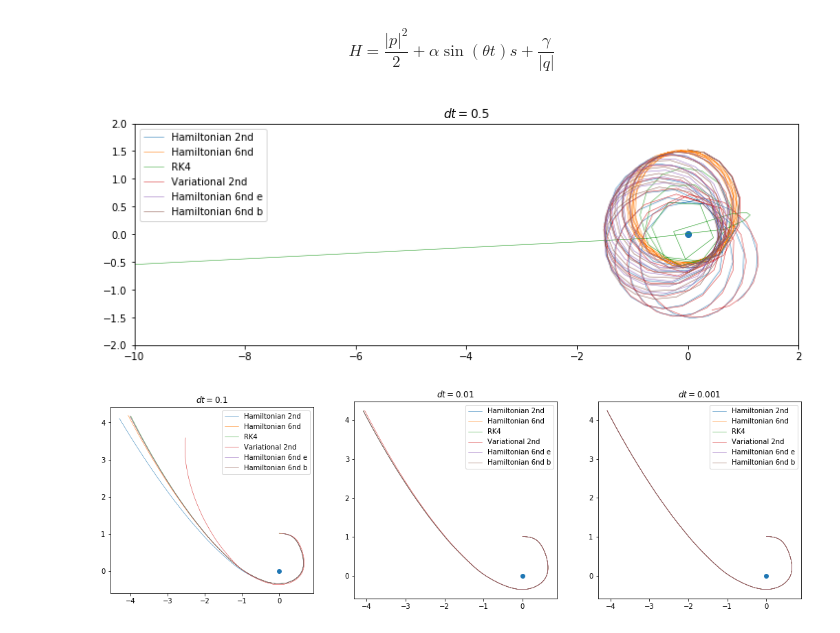
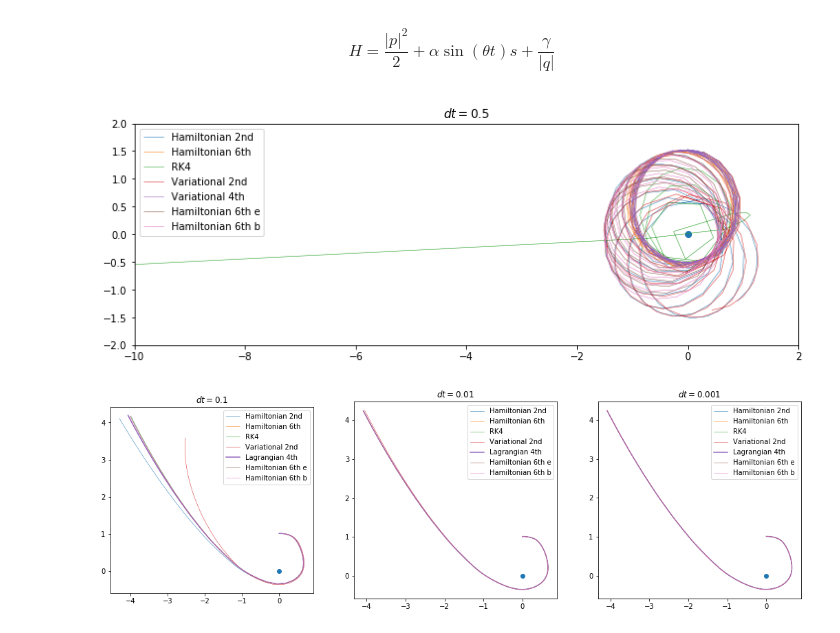
Before and after one commit to mseri/contact-integrators, a Jupyter notebook: The Time-Perturbed Kepler model.ipynb, the cells around one changed output. Drawn from its saved outputs; the diff is of its cells as text; code cells hidden in the pictures.

```diff
--- a/The Time-Perturbed Kepler model.ipynb
+++ b/The Time-Perturbed Kepler model.ipynb
@@ -23,6 +23,18 @@ class TimePerturbedKepler:
 
     def Vq(self, q, t):
         return -q*self.gamma/np.linalg.norm(q)**3
+
+    def lag(self, q,v,z,t):
+        return .5*np.linalg.norm(v)**2 - self.V(q,t) - self.f(t)*z
+
+    def lagq(self, q,v,z,t):
+        return -self.Vq(q,t)
+
+    def lagv(self, q,v,z,t):
+        return v
+
+    def lagz(self, q,v,z,t):
+        return -self.f(t)
 # %%
 e = 0.4
 init_ecc = lambda e: [np.array([1.0 - e, 0.0]), np.array([0.0, np.sqrt((1+e)/(1-e))])]
@@ -42,6 +54,7 @@ for (p0, q0) in [init]:
     solm, solms, _ = ic.integrate(ic.step6, tpk, tspan, p0, q0, 0.0)
     solrk = rk4(tpk, np.concatenate([p0,q0]), tspan)
     solsc, solscs, _ = ic.integrate(ic.variational_step, tpk, tspan, p0, q0, 0.0)
+    sollag, sollags, _ = ic.integrate(ic.step_lag4, tpk, tspan, p0, q0, 0.0)
 
     sole, _, _ = ic.integrate(ic.step6e, tpk, tspan, p0, q0, 0.0)
     solb, _, _ = ic.integrate(ic.step6b, tpk, tspan, p0, q0, 0.0)
@@ -52,7 +65,7 @@ for (p0, q0) in [init]:
              linewidth=0.5, label="Hamiltonian 2nd")
     plt.plot(solm[:,1,0],
              solm[:,1,1],
-             linewidth=0.5, label="Hamiltonian 6nd")
+             linewidth=0.5, label="Hamiltonian 6th")
     plt.plot([rk[2] for rk in solrk],
              [rk[3] for rk in solrk],
              linewidth=0.5, label="RK4")
@@ -60,13 +73,16 @@ for (p0, q0) in [init]:
     plt.plot(solsc[:,1,0],
              solsc[:,1,1],
              linewidth=0.5, label="Variational 2nd")
+    plt.plot(sollag[:,1,0],
+             sollag[:,1,1],
+             linewidth=0.5, label="Variational 4th")
 
     plt.plot(sole[:,1,0],
              sole[:,1,1],
-             linewidth=0.5, label="Hamiltonian 6nd e")
+             linewidth=0.5, label="Hamiltonian 6th e")
     plt.plot(solb[:,1,0],
              solb[:,1,1],
-             linewidth=0.5, label="Hamiltonian 6nd b")
+             linewidth=0.5, label="Hamiltonian 6th b")
 #     plt.plot(solc[:,1,0],
 #              solc[:,1,1],
 #              linewidth=0.5, label="Hamiltonian 6nd c")
@@ -81,7 +97,7 @@ for (p0, q0) in [init]:
     plt.legend(loc='upper left')
     plt.show()
 # %% [output]
-[figure, old version]
+[figure, new version]
 # %%
 tpk = TimePerturbedKepler(1.7, 2*np.pi, -1)
 tf = 10
@@ -102,6 +118,7 @@ for i,precision in enumerate([10, 100, 1000]):
     solm, solms, _ = ic.integrate(ic.step6, tpk, tspan, p0, q0, 0.0)
     solrk = rk4(tpk, np.concatenate([p0,q0]), tspan)
     solsc, solscs, _ = ic.integrate(ic.variational_step, tpk, tspan, p0, q0, 0.0)
+    sollag, sollags, _ = ic.integrate(ic.step_lag4, tpk, tspan, p0, q0, 0.0)
 
     sole, _, _ = ic.integrate(ic.step6e, tpk, tspan, p0, q0, 0.0)
     solb, _, _ = ic.integrate(ic.step6b, tpk, tspan, p0, q0, 0.0)
@@ -109,37 +126,40 @@ for i,precision in enumerate([10, 100, 1000]):
 
     plt.plot(sol[:,1,0],
              sol[:,1,1],
              linewidth=0.5, label="Hamiltonian 2nd")
     plt.plot(solm[:,1,0],
              solm[:,1,1],
-             linewidth=0.5, label="Hamiltonian 6nd")
+             linewidth=0.5, label="Hamiltonian 6th")
     plt.plot([rk[2] for rk in solrk],
              [rk[3] for rk in solrk],
              linewidth=0.5, label="RK4")
 
     plt.plot(solsc[:,1,0],
              solsc[:,1,1],
              linewidth=0.5, label="Variational 2nd")
+    plt.plot(sollag[:,1,0],
+             sollag[:,1,1],
+             label="Lagrangian 4th")
 
     plt.plot(sole[:,1,0],
              sole[:,1,1],
-             linewidth=0.5, label="Hamiltonian 6nd e")
+             linewidth=0.5, label="Hamiltonian 6th e")
     plt.plot(solb[:,1,0],
              solb[:,1,1],
-             linewidth=0.5, label="Hamiltonian 6nd b")
+             linewidth=0.5, label="Hamiltonian 6th b")
 #     plt.plot(solc[:,1,0],
 #              solc[:,1,1],
 #              linewidth=0.5, label="Hamiltonian 6nd c")
 
     plt.scatter(0,0)
 
     plt.gca().set_aspect('equal', adjustable='box')
 
     plt.legend()
 
 plt.show()
 # %% [output]
-[figure, old version]
+[figure, new version]
 # %%
 tpk = TimePerturbedKepler(-0.07, 2*np.pi, -1)
 dt = 0.5
```
Also changed, not shown: parts of 2 cells of this notebook.
